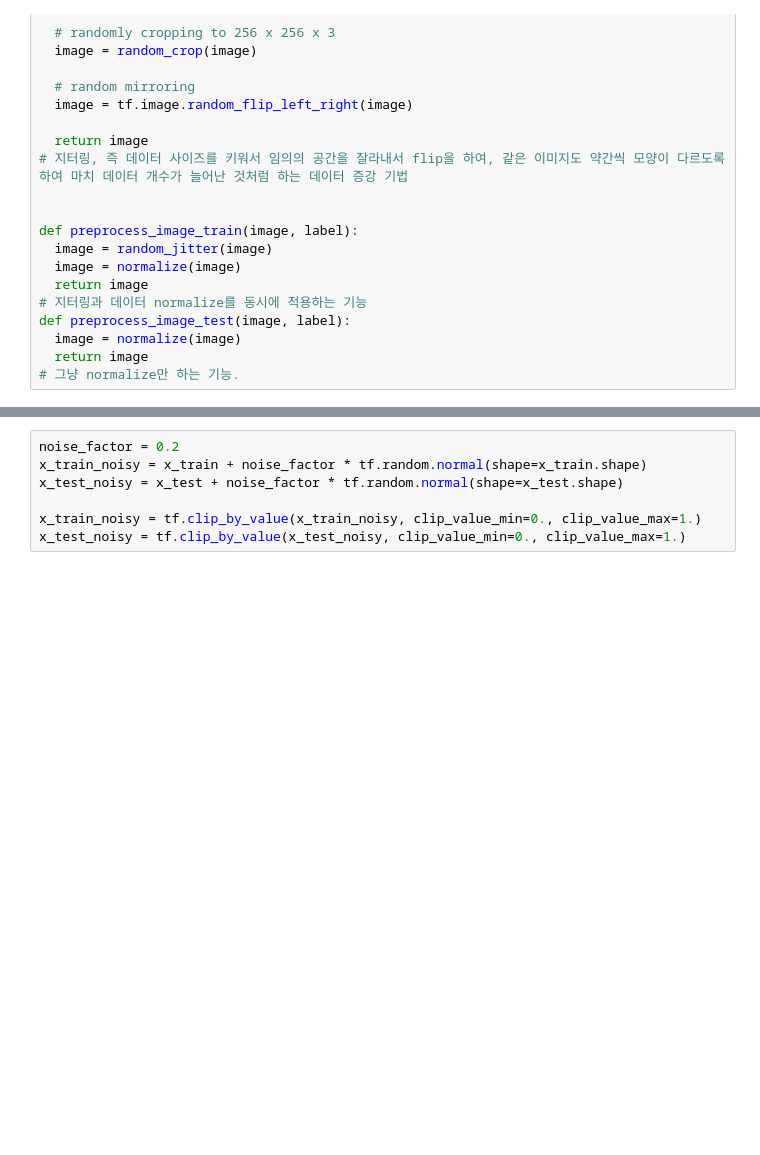
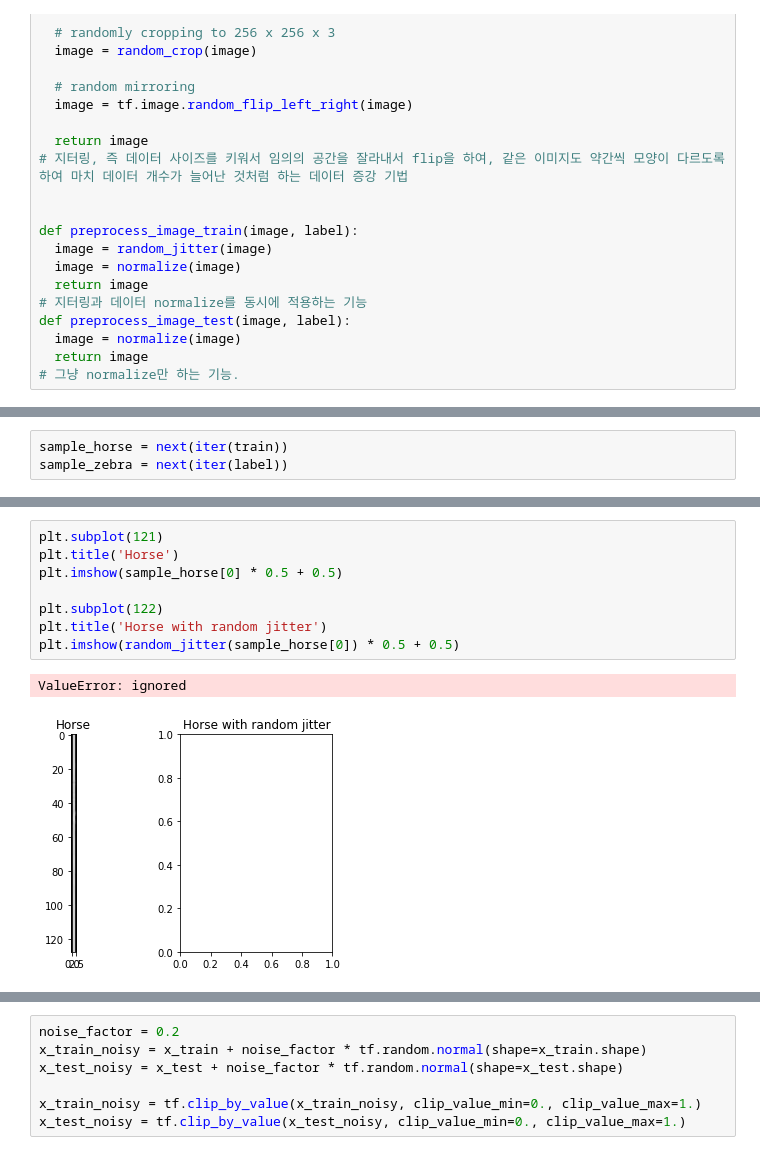
Before and after one commit to nojihun/captcha--deep-learning, a Jupyter notebook: captcha.ipynb, the cells around one changed output, grey strips where cells are left out. Drawn from its saved outputs; the diff is of its cells as text; blank space fills up the shorter version.

```diff
--- a/captcha.ipynb
+++ b/captcha.ipynb
@@ -339,3 +376,6 @@ AUTOTUNE = tf.data.experimental.AUTOTUNE
+# %%
+sample_horse = next(iter(train))
+sample_zebra = next(iter(label))
 # %%
 plt.subplot(121)
 plt.title('Horse')
@@ -349,0 +390,11 @@ NameError: ignored
+# %%
+plt.subplot(121)
+plt.title('Horse')
+plt.imshow(sample_horse[0] * 0.5 + 0.5)
+
+plt.subplot(122)
+plt.title('Horse with random jitter')
+plt.imshow(random_jitter(sample_horse[0]) * 0.5 + 0.5)
+# %% [output]
+ValueError: ignored
+[figure, added]
```
Also changed, not shown: parts of 21 cells of this notebook.
